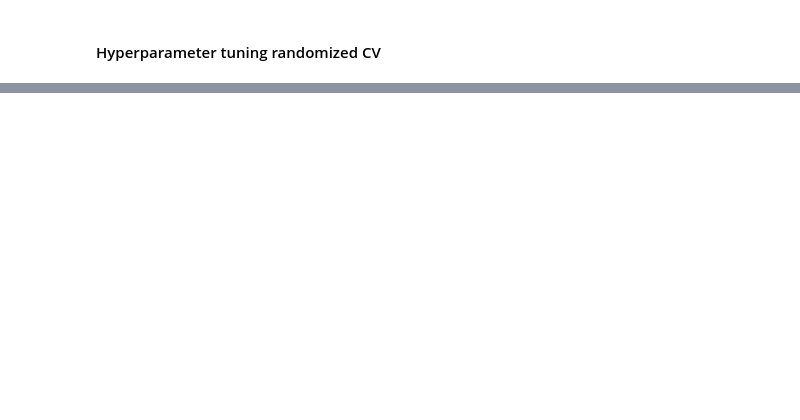
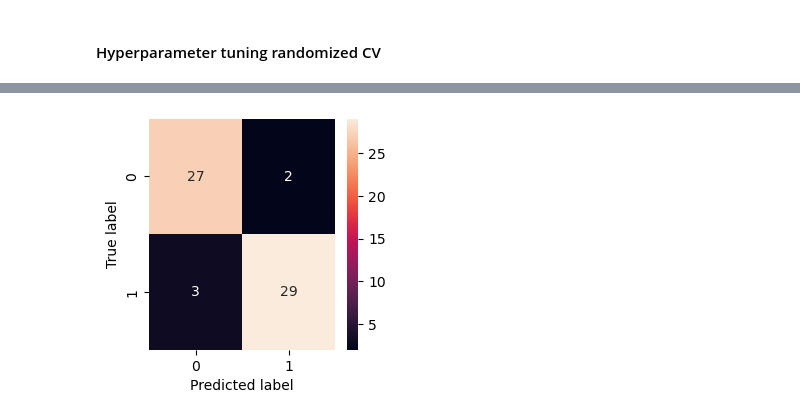
Before and after one commit to cyblogerz/Heart-disease-prediction, a Jupyter notebook: prediction.ipynb, the cells around one changed output, grey strips where cells are left out. Cells and saved outputs as stored; diff of their text form; code cells hidden in the pictures; blank space fills up the shorter version.

```diff
--- a/prediction.ipynb
+++ b/prediction.ipynb
@@ -456,0 +543,3 @@ rf_grid = {"n_estimators":np.arange(10,1000,50),"max_depth":[None,3,5,10],
+# %%
+y_preds_knn = knn_model.predict(X_test)
+y_preds_log = gs_log_reg.predict(X_test)
@@ -456,0 +564,14 @@ rf_grid = {"n_estimators":np.arange(10,1000,50),"max_depth":[None,3,5,10],
+# %%
+#Evaluating our model
+#confusion matrix
+
+def plot_conf_matrix(y_test,y_preds):
+    fig , ax = plt.subplots(figsize = (3,3))
+    #Creating a heatmap with the confusion matrix
+    ax = sns.heatmap(confusion_matrix(y_test,y_preds),annot=True)
+    plt.xlabel("Predicted label")
+    plt.ylabel("True label")
+# %%
+plot_conf_matrix(y_test,y_preds_knn)
+# %% [output]
+[figure, added]
```
Also changed, not shown: parts of 32 cells of this notebook.
